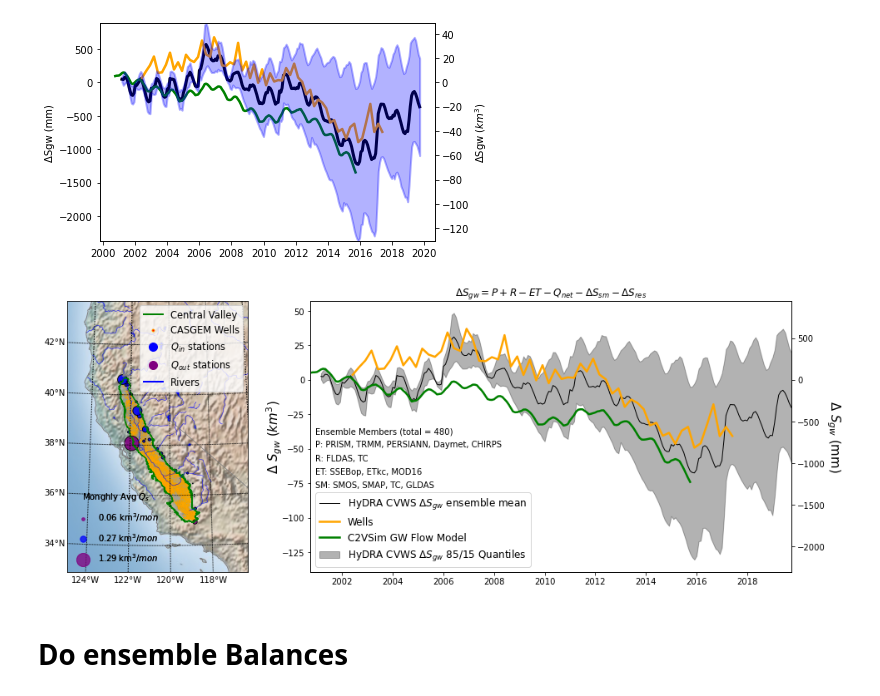
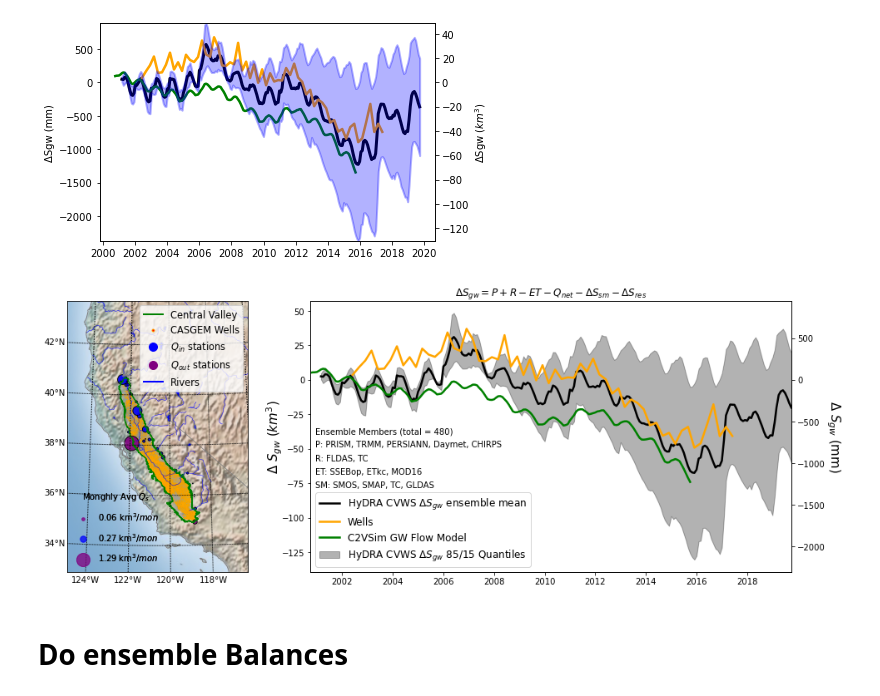
Before and after one commit to kashingtonDC/HyDRA, a Jupyter notebook: code/04a_Figures_S1_TC.ipynb, the cells around one changed output. Cells and saved outputs as stored; diff of their text form; code cells hidden in the pictures.

Commit message:
minor edits to plots

```diff
--- a/code/04a_Figures_S1_TC.ipynb
+++ b/code/04a_Figures_S1_TC.ipynb
@@ -724,39 +724,39 @@ p25 = np.nanquantile(np.vstack(dsens),0.15, axis =0)
 p75 = np.nanquantile(np.vstack(dsens),0.85, axis =0)
 ax3.set_ylim([np.nanmin(p25),np.nanmax(p75)])
 
-ax2.plot(dsens[0].index,np.nanmean(np.vstack(dsens), axis = 0), color="black", linewidth = 1, label = "HyDRA CVWS $\Delta S_{gw}$ ensemble mean")
-ax2.fill_between(dsens[0].index, p25,p75, color = 'black',  alpha = 0.3, label = "HyDRA CVWS $\Delta S_{gw}$ 85/15 Quantiles")
+ax2.plot(dsens[0].index,np.nanmean(np.vstack(dsens), axis = 0), color="black", linewidth = 2.5, label = "HyDRA CVWS $\Delta S_{gw}$ ensemble mean")
+ax2.fill_between(dsens[0].index, p25,p75, color = 'black', alpha = 0.3, label = "HyDRA CVWS $\Delta S_{gw}$ 85/15 Quantiles")
 ax2.plot(wells.index, wells['wells_ds_km3'], color="orange", linewidth = 2.5,label = "Wells")
 ax2.plot(wbdf['c2vsim_ds'][323:].index, wbdf['c2vsim_ds'][323:], color="green", linewidth = 2.5,label = "C2VSim GW Flow Model")
 
 ax2.set_title("$\Delta S_{gw} = P + R - ET - Q_{net} - \Delta S_{sm} - \Delta S_{res}$")
 ax2.set_xlim(dsens[0].index[0],dsens[0].index[-1])
 ax2.set_ylabel('$\Delta$ $S_{gw}$ ($km^3$)', size = 15, labelpad= -3.)
 ax2.legend(loc = "lower left",  prop={'size':12})
 
 ax3 = ax2.twinx()
 p25 = np.nanquantile(np.vstack(dsens)/ 55000 * 1e6,0.15, axis =0)
 p75 = np.nanquantile(np.vstack(dsens)/ 55000 * 1e6,0.85, axis =0)
 ax3.plot(dsens[0].index,np.nanmean(np.vstack(dsens) / 155000 * 1e6, axis = 0), alpha = 0)
 ax3.fill_between(dsens[0].index, p25,p75, alpha = 0)
 
 ax3.set_xlim(dsens[0].index[0],dsens[0].index[-1])
 ax3.set_ylabel('$\Delta$ $S_{gw}$ (mm)', size = 15, labelpad= 20, rotation = 270)
 ax3.set_ylim([np.nanmin(p25),np.nanmax(p75)])
 
 ax3.annotate("Ensemble Members (total = {})".format(str(len(combolist))), xy=(0.01, 0.51), xycoords='axes fraction')
 ax3.annotate("P: " + ", ".join(plist), xy=(0.01,0.46), xycoords='axes fraction')
 ax3.annotate("R: " + ", ".join(rlist), xy=(0.01,0.41), xycoords='axes fraction')
 ax3.annotate("ET: " + ", ".join(etlist), xy=(0.01, 0.36), xycoords='axes fraction')
 ax3.annotate("SM: " + ", ".join(smlist), xy=(0.01, 0.31), xycoords='axes fraction')
 
 G.update(wspace=0.2, hspace=0.3) # set the spacing between axes.
 
 align_yaxis(ax2, 0, ax3, 0)
 plt.tight_layout()
 plt.show()
 # %% [output]
-[figure, old version]
+[figure, new version]
 # %% [markdown]
 # Do ensemble Balances
 # %%
```
Also changed, not shown: parts of 1 cell of this notebook.
